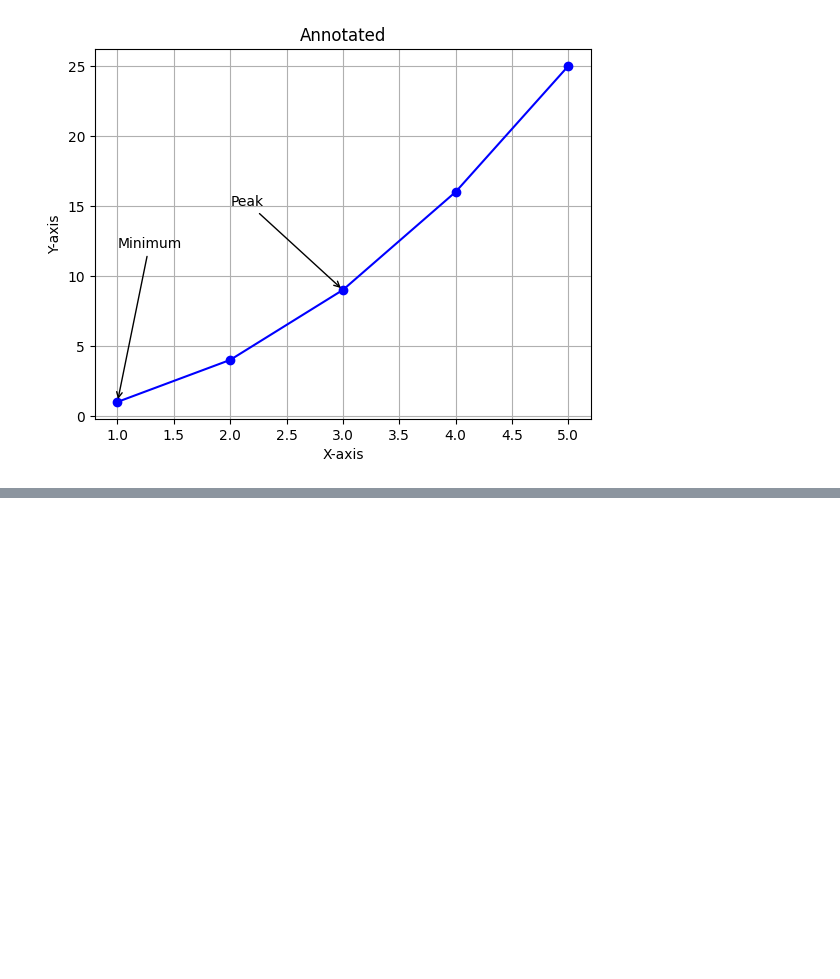
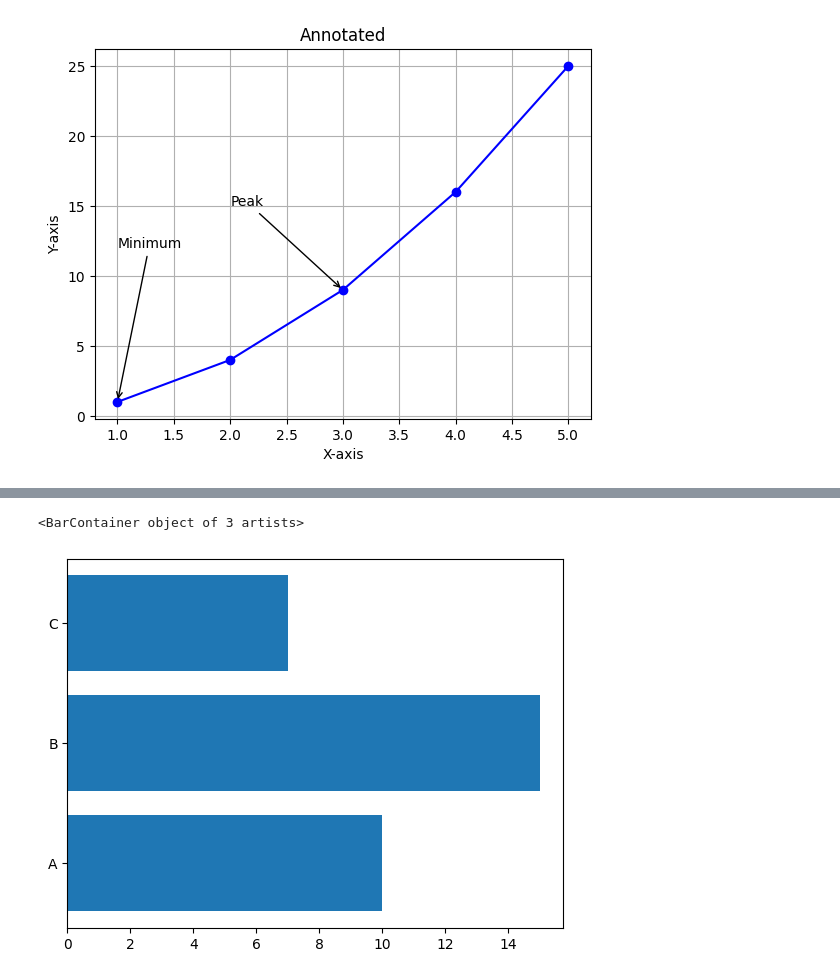
Before and after one commit to Thameempp/Data-analysis, a Jupyter notebook: Visualization/Matplotlib.ipynb, the cells around one changed output, grey strips where cells are left out. Saved outputs shown, nothing was run; the diff lists cells and outputs as text; code cells hidden in the pictures; blank space fills up the shorter version.

```diff
--- a/Visualization/Matplotlib.ipynb
+++ b/Visualization/Matplotlib.ipynb
@@ -192,0 +226,6 @@ plt.show()
+# %%
+# horizontal bar plot
+plt.barh(categories, values)
+# %% [output]
+<BarContainer object of 3 artists>
+[figure, added]
```
Also changed, not shown: parts of 33 cells of this notebook, 2 other files.
